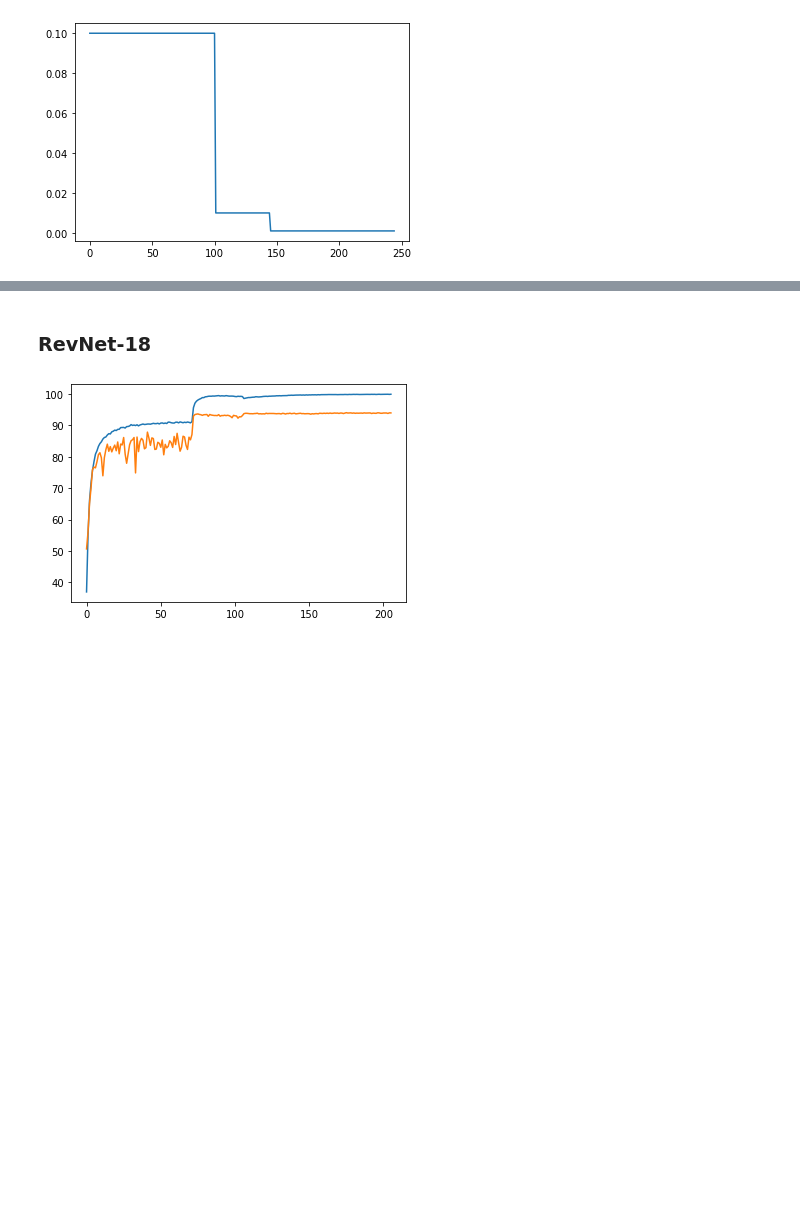
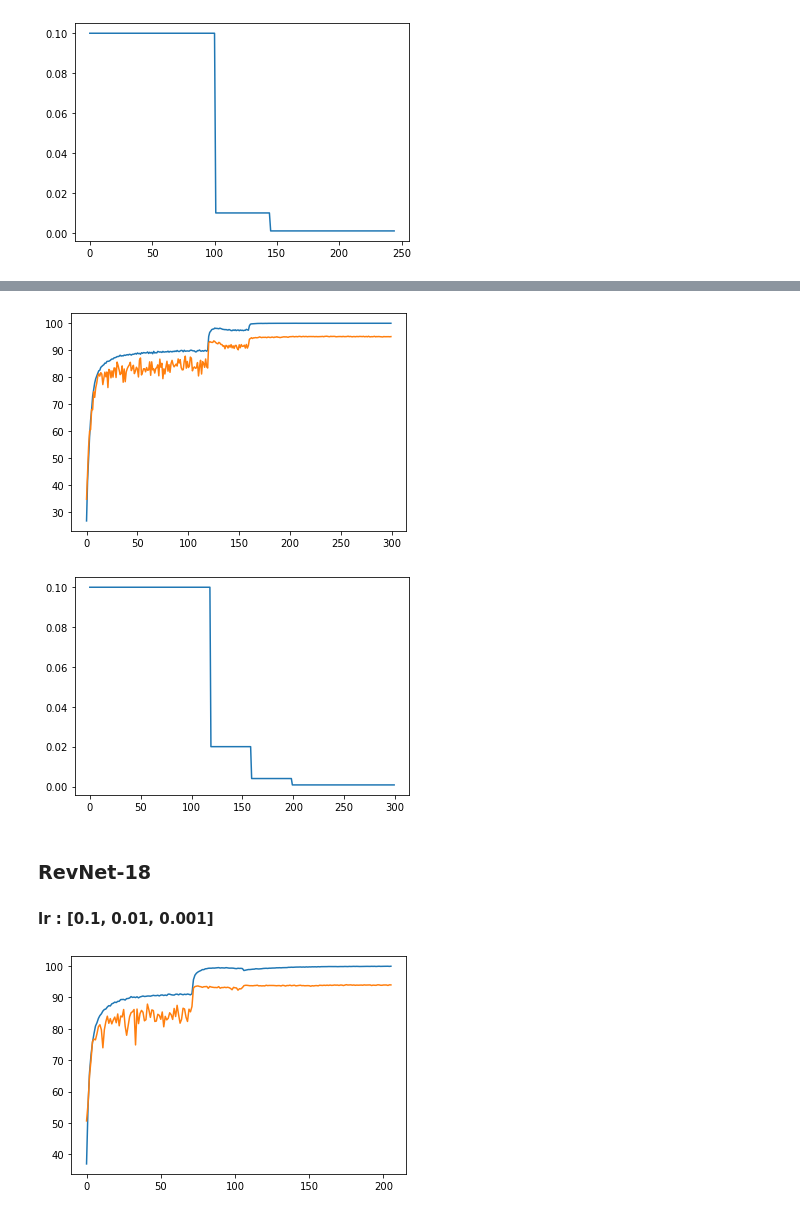
Before and after one commit to Myyyr/classification, a Jupyter notebook: analyse.ipynb, the cells around one changed output, grey strips where cells are left out. Drawn from its saved outputs; the diff is of its cells as text; code cells hidden in the pictures; blank space fills up the shorter version.

```diff
--- a/analyse.ipynb
+++ b/analyse.ipynb
@@ -30,5 +34,21 @@ plt.show()
+# %%
+dt = file_to_np("results/fold_resnet18_ssc/train_epoch_scores.csv")
+plt.plot(dt)
+dt = file_to_np("results/fold_resnet18_ssc/dev_epoch_scores.csv")
+plt.plot(dt)
+
+plt.show()
+
+dt = file_to_np("results/fold_resnet18_ssc/trainepoch_lr_rates.csv")
+plt.plot(dt)
+
+plt.show()
+# %% [output]
+[figure, added]
+[figure, added]
 # %% [markdown]
 ### RevNet-18
+#### lr : [0.1, 0.01, 0.001]
 # %%
 dt = file_to_np("results/fold_revnet18/train_epoch_scores.csv")
 plt.plot(dt)
```
Also changed, not shown: parts of 22 cells of this notebook.
